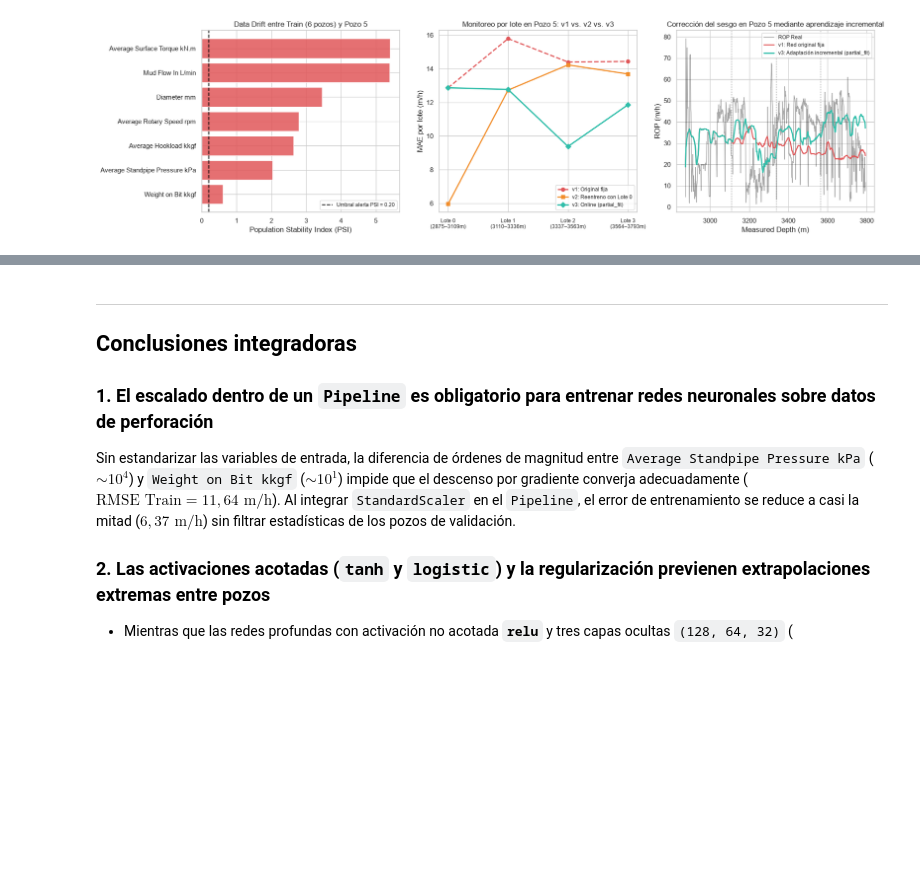
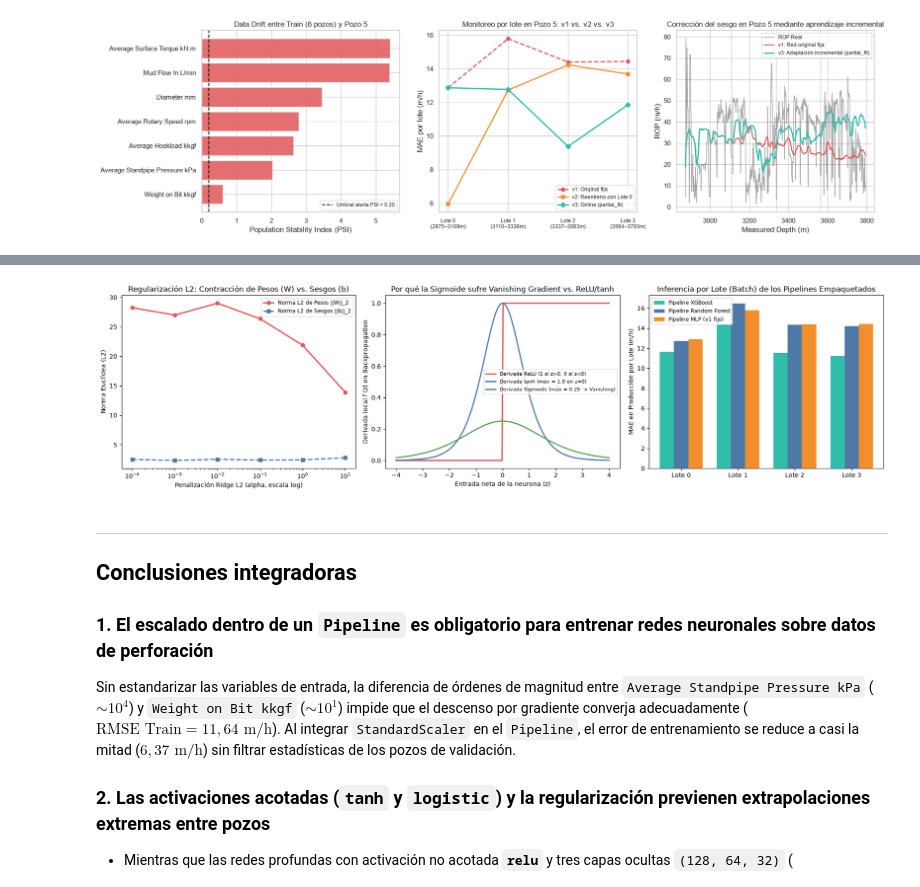
Before and after one commit to valebarzola/YPF-rop-predictor, a Jupyter notebook: ROP_Noruega_Redes_Neuronales.ipynb, the cells around one changed output, grey strips where cells are left out. Drawn from its saved outputs; the diff is of its cells as text; code cells hidden in the pictures; blank space fills up the shorter version.

```diff
--- a/ROP_Noruega_Redes_Neuronales.ipynb
+++ b/ROP_Noruega_Redes_Neuronales.ipynb
@@ -672,3 +727,39 @@ plt.show()
+# %%
+fig, axes = plt.subplots(1, 3, figsize=(18, 4.9))
+axes[0].plot(df_w_bias['alpha (L2)'], df_w_bias['Norma L2 Pesos ||W||_2'], 'o-', color='#e15759', linewidth=2.2, label='Norma L2 de Pesos ||W||_2')
+axes[0].plot(df_w_bias['alpha (L2)'], df_w_bias['Norma L2 Sesgos ||b||_2'], 's--', color='#4e79a7', linewidth=2.0, label='Norma L2 de Sesgos ||b||_2')
+axes[0].set_xscale('log')
+axes[0].set_xlabel('Penalización Ridge L2 (alpha, escala log)')
+axes[0].set_ylabel('Norma Euclídea (L2)')
+axes[0].set_title('Regularización L2: Contracción de Pesos (W) vs. Sesgos (b)')
+axes[0].legend(fontsize=8.5)
+
+z_grid = np.linspace(-4, 4, 200)
+d_sig = (1 / (1 + np.exp(-z_grid))) * (1 - 1 / (1 + np.exp(-z_grid)))
+d_tanh = 1 - np.tanh(z_grid) ** 2
+d_relu = (z_grid > 0).astype(float)
+axes[1].plot(z_grid, d_relu, color='#e15759', linewidth=2.2, label='Derivada ReLU (1 si z>0, 0 si z<0)')
+axes[1].plot(z_grid, d_tanh, color='#4e79a7', linewidth=2.0, label='Derivada tanh (máx = 1.0 en z=0)')
+axes[1].plot(z_grid, d_sig, color='#59a14f', linewidth=2.0, label='Derivada Sigmoide (máx = 0.25 -> Vanishing)')
+axes[1].set_xlabel('Entrada neta de la neurona (z)')
+axes[1].set_ylabel("Derivada local f'(z) en Backpropagation")
+axes[1].set_title('Por qué la Sigmoide sufre Vanishing Gradient vs. ReLU/tanh')
+axes[1].legend(fontsize=8.2)
+
+x_b = np.arange(len(df_batch_prod))
+w_b = 0.25
+axes[2].bar(x_b - w_b, df_batch_prod['MAE Pipeline XGBoost (m/h)'], w_b, color='#30BEAA', label='Pipeline XGBoost')
+axes[2].bar(x_b, df_batch_prod['MAE Pipeline Random Forest (m/h)'], w_b, color='#4e79a7', label='Pipeline Random Forest')
+axes[2].bar(x_b + w_b, df_batch_prod['MAE Pipeline MLP (m/h)'], w_b, color='#f28e2b', label='Pipeline MLP (v1 fijo)')
+axes[2].set_xticks(x_b)
+axes[2].set_xticklabels([f'Lote {i}' for i in range(4)])
+axes[2].set_ylabel('MAE en Producción por Lote (m/h)')
+axes[2].set_title('Inferencia por Lote (Batch) de los Pipelines Empaquetados')
+axes[2].legend(fontsize=8.5)
+plt.tight_layout()
+plt.show()
+# %% [output]
+[figure, added]
 # %% [markdown]
 ---
 
```
Also changed, not shown: parts of 2 cells of this notebook, 8 other files.
